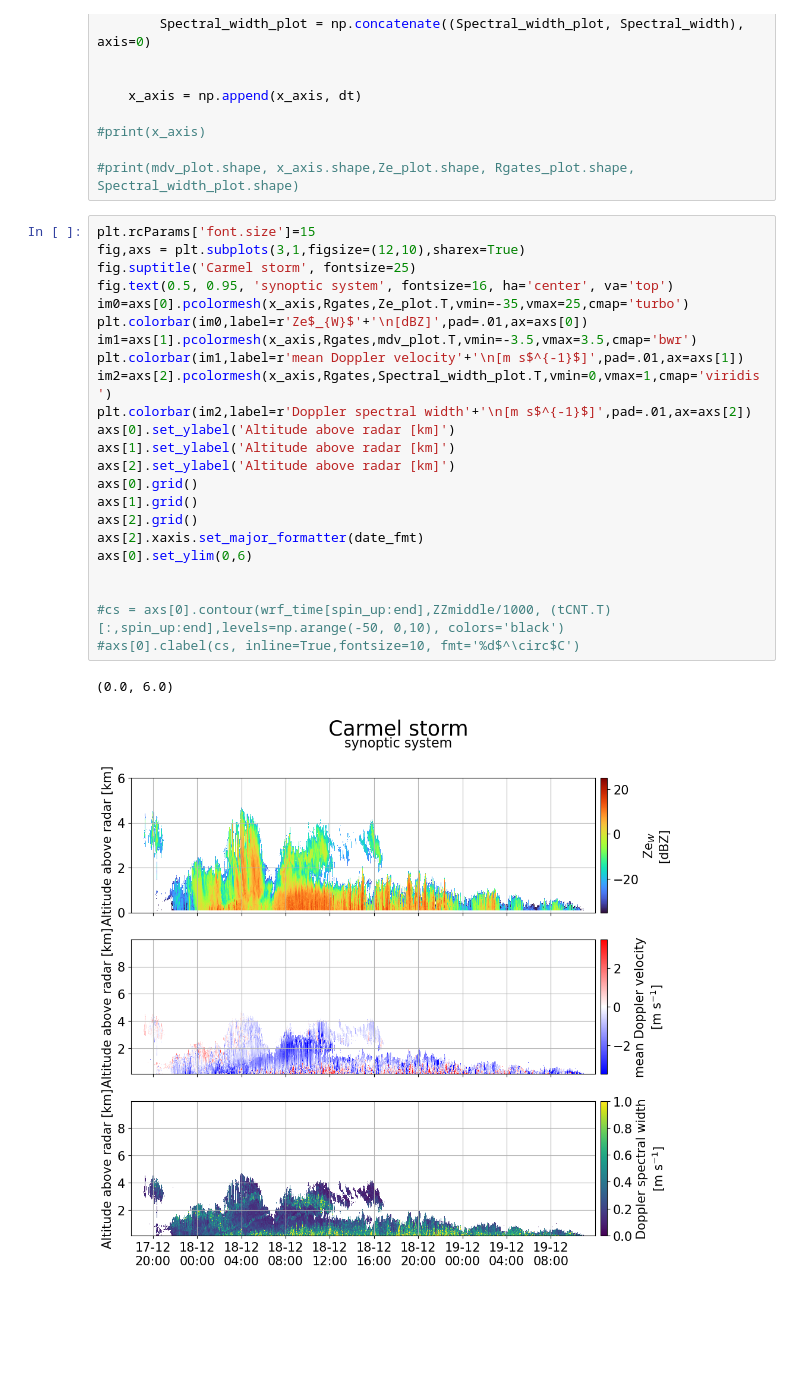
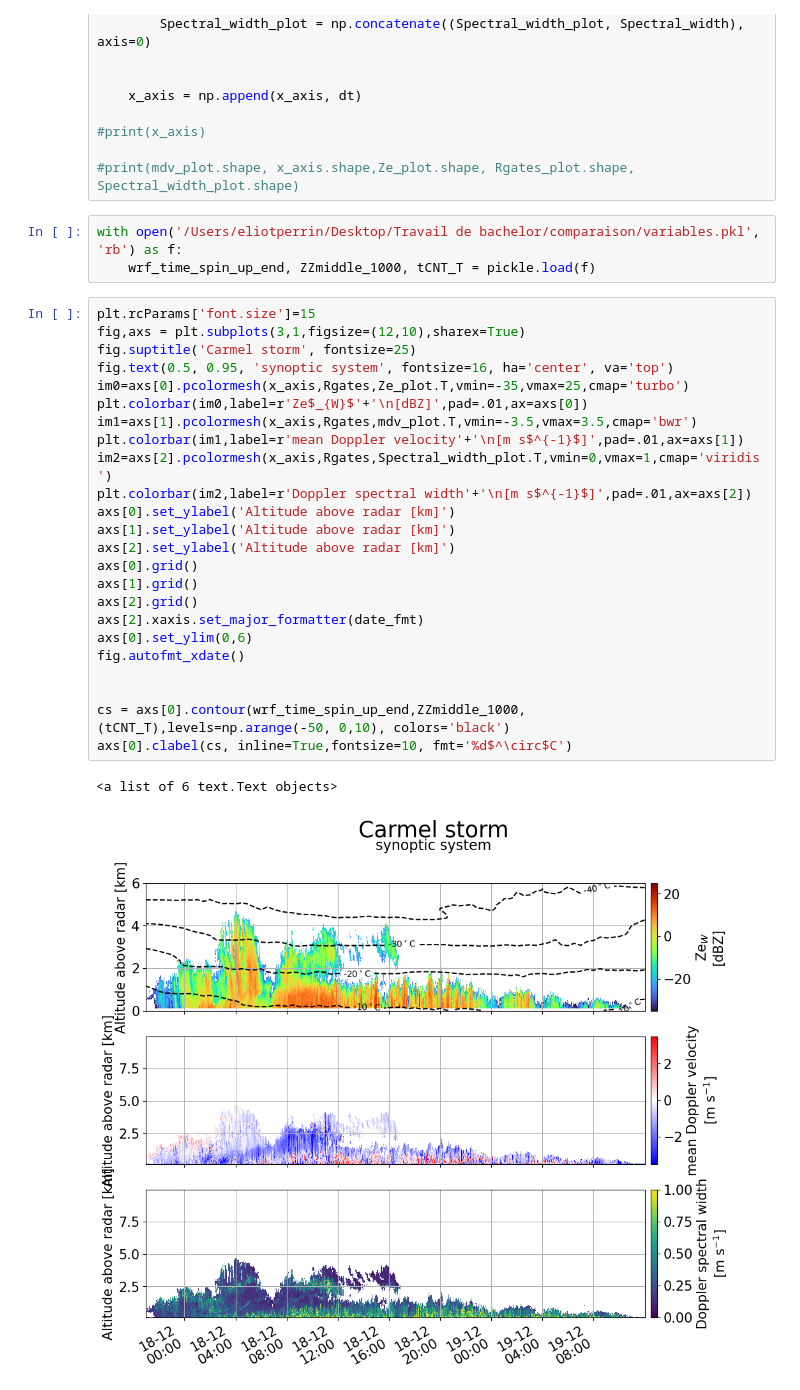
Before and after one commit to eliotperrin/Mixed-phase-cloud-with-CR-SIM, a Jupyter notebook: Radar_datas.ipynb, the cells around one changed output. Cells and saved outputs as stored; diff of their text form; blank space fills up the shorter version.

Commit message:
Add a pickl file to share a variable between comparison and radar_datas

```diff
--- a/Radar_datas.ipynb
+++ b/Radar_datas.ipynb
@@ -72,29 +73,33 @@ for element in sorted(glob.glob(f)):
 #print(x_axis)
 
 #print(mdv_plot.shape, x_axis.shape,Ze_plot.shape, Rgates_plot.shape, Spectral_width_plot.shape)
+# %%
+with open('/Users/eliotperrin/Desktop/Travail de bachelor/comparaison/variables.pkl', 'rb') as f:
+    wrf_time_spin_up_end, ZZmiddle_1000, tCNT_T = pickle.load(f)
 # %%
 plt.rcParams['font.size']=15
 fig,axs = plt.subplots(3,1,figsize=(12,10),sharex=True)
 fig.suptitle('Carmel storm', fontsize=25)
 fig.text(0.5, 0.95, 'synoptic system', fontsize=16, ha='center', va='top')
 im0=axs[0].pcolormesh(x_axis,Rgates,Ze_plot.T,vmin=-35,vmax=25,cmap='turbo')
 plt.colorbar(im0,label=r'Ze$_{W}$'+'\n[dBZ]',pad=.01,ax=axs[0])
 im1=axs[1].pcolormesh(x_axis,Rgates,mdv_plot.T,vmin=-3.5,vmax=3.5,cmap='bwr')
 plt.colorbar(im1,label=r'mean Doppler velocity'+'\n[m s$^{-1}$]',pad=.01,ax=axs[1])
 im2=axs[2].pcolormesh(x_axis,Rgates,Spectral_width_plot.T,vmin=0,vmax=1,cmap='viridis')
 plt.colorbar(im2,label=r'Doppler spectral width'+'\n[m s$^{-1}$]',pad=.01,ax=axs[2])
 axs[0].set_ylabel('Altitude above radar [km]')
 axs[1].set_ylabel('Altitude above radar [km]')
 axs[2].set_ylabel('Altitude above radar [km]')
 axs[0].grid()
 axs[1].grid()
 axs[2].grid()
 axs[2].xaxis.set_major_formatter(date_fmt)
 axs[0].set_ylim(0,6)
+fig.autofmt_xdate()
 
 
-#cs = axs[0].contour(wrf_time[spin_up:end],ZZmiddle/1000, (tCNT.T)[:,spin_up:end],levels=np.arange(-50, 0,10), colors='black')
-#axs[0].clabel(cs, inline=True,fontsize=10, fmt='%d$^\circ$C')
+cs = axs[0].contour(wrf_time_spin_up_end,ZZmiddle_1000, (tCNT_T),levels=np.arange(-50, 0,10), colors='black')
+axs[0].clabel(cs, inline=True,fontsize=10, fmt='%d$^\circ$C')
 # %% [output]
-(0.0, 6.0)
+<a list of 6 text.Text objects>
-[figure, old version]
+[figure, new version]
```
Also changed, not shown: parts of 1 cell of this notebook, 1 other file.
